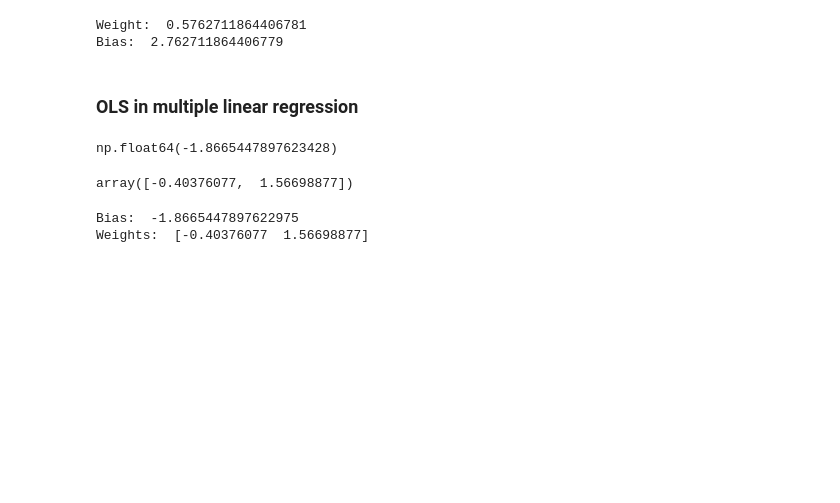
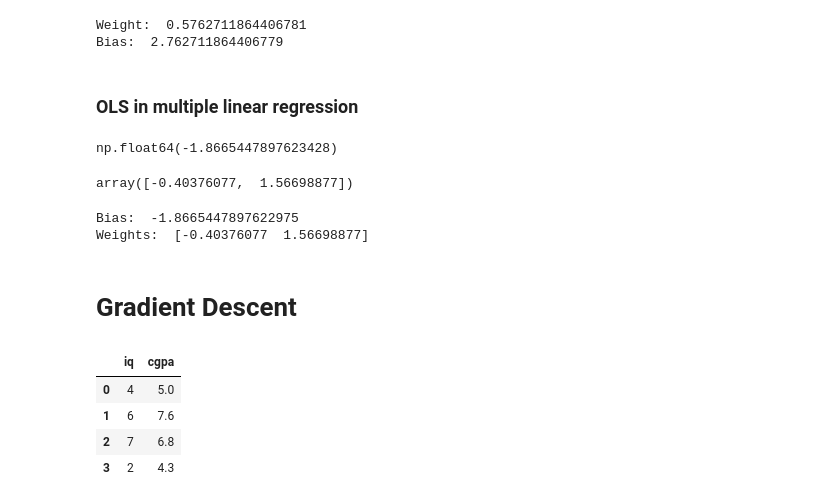
Before and after one commit to tahaftm/CampusX-ML, a Jupyter notebook: Linear Regression/practice.ipynb, the cells around one changed output. Drawn from its saved outputs; the diff is of its cells as text; code cells hidden in the pictures; blank space fills up the shorter version.

```diff
--- a/Linear Regression/practice.ipynb
+++ b/Linear Regression/practice.ipynb
@@ -141,3 +141,13 @@ print("Weights: ", weights)
 # %% [output]
 Bias:  -1.8665447897622975
 Weights:  [-0.40376077  1.56698877]
+# %% [markdown]
+# Gradient Descent
+# %%
+X
+# %% [output]
+|  | iq | cgpa |
+| 0 | 4 | 5.0 |
+| 1 | 6 | 7.6 |
+| 2 | 7 | 6.8 |
+| 3 | 2 | 4.3 |
```
Also changed, not shown: parts of 4 cells of this notebook.
